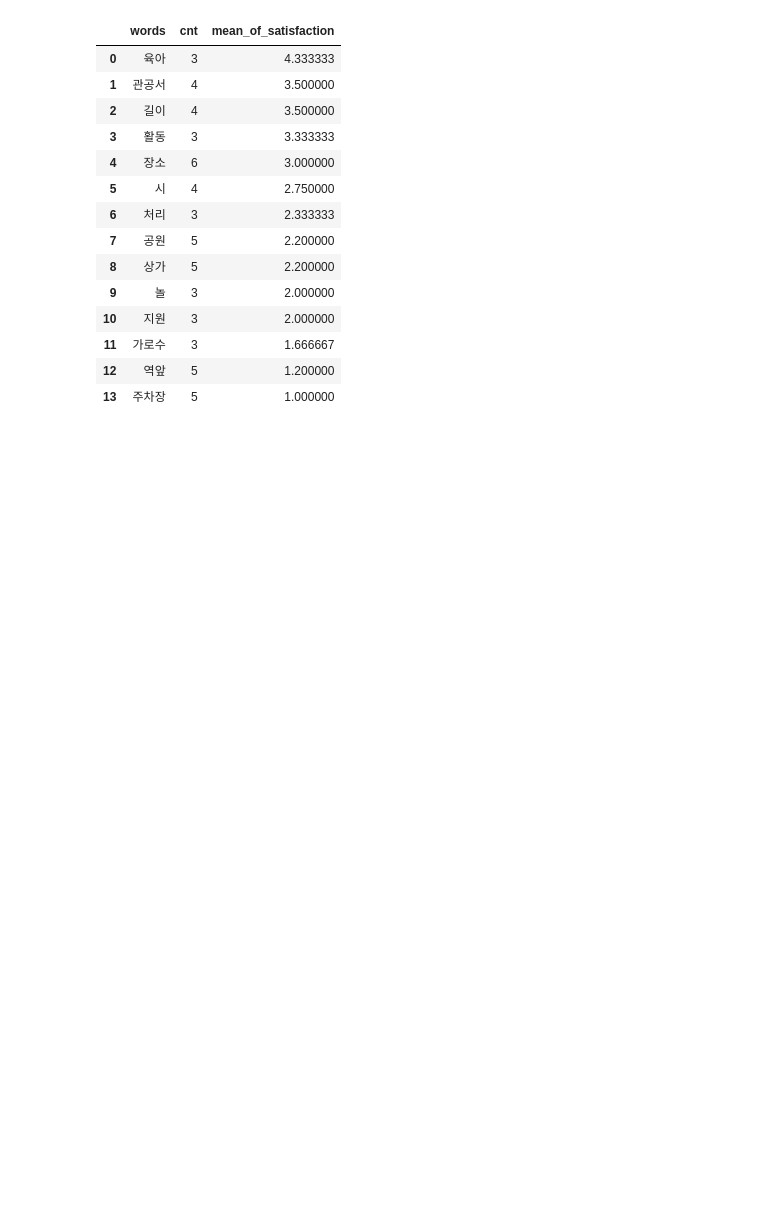
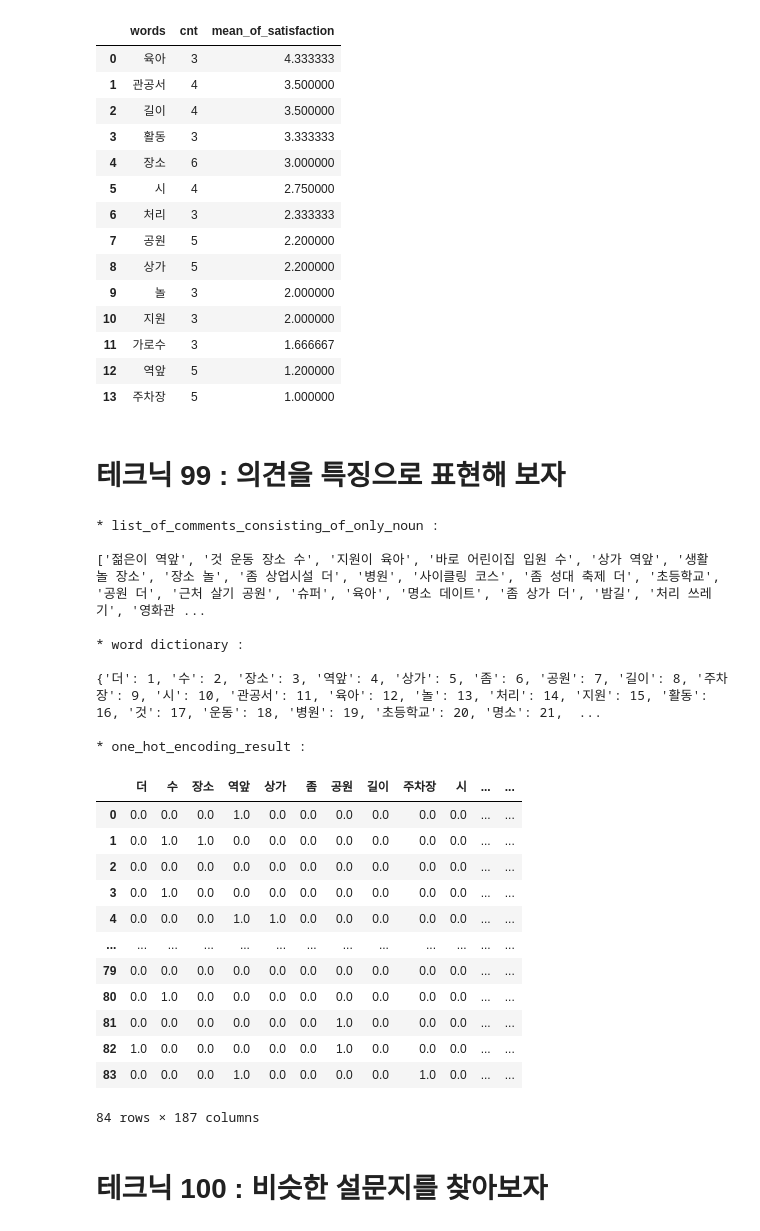
Before and after one commit to wooseok1152/python-data_analysis, a Jupyter notebook: 10장 앙케트 분석을 위한 자연어 처리 테크닉10.ipynb, the cells around one changed output. Drawn from its saved outputs; the diff is of its cells as text; code cells hidden in the pictures; blank space fills up the shorter version.

```diff
--- a/10장 앙케트 분석을 위한 자연어 처리 테크닉10.ipynb
+++ b/10장 앙케트 분석을 위한 자연어 처리 테크닉10.ipynb
@@ -300,3 +300,59 @@ display(df_count_and_mean_of_satisfaction_by_word)
 | 11 | 가로수 | 3 | 1.666667 |
 | 12 | 역앞 | 5 | 1.200000 |
 | 13 | 주차장 | 5 | 1.000000 |
+# %% [markdown]
+# 테크닉 99 : 의견을 특징으로 표현해 보자
+# %%
+from konlpy.tag import Twitter
+from tensorflow.keras.preprocessing.text import Tokenizer
+
+twt = Twitter()
+
+parts = ["Noun"]
+list_of_comments = df_survey["comment"].tolist()
+list_of_comments_consisting_of_only_noun = []
+for comment in list_of_comments :
+
+    tagging = twt.pos(comment)
+    tagging = [tagging_ for tagging_ in list(set(tagging)) if tagging_[1] in parts]
+    comment_consisting_of_only_noun = ' '.join([tag[0] for tag in tagging])                                      # '명사'에 해당하는 형태소들을 결합하여, 명사로만 구성된 comment 선언
+    list_of_comments_consisting_of_only_noun.append(comment_consisting_of_only_noun)
+
+print("* list_of_comments_consisting_of_only_noun :", "\n")
+print(list_of_comments_consisting_of_only_noun, "\n")
+
+tokenizer = Tokenizer()
+tokenizer.fit_on_texts(list_of_comments_consisting_of_only_noun)
+print("* word dictionary :", "\n")
+print(tokenizer.word_index, "\n")
+
+print("* df_one_hot_encoding_result :", "\n")
+one_hot_encoding_result = tokenizer.texts_to_matrix(list_of_comments_consisting_of_only_noun, mode = "binary")
+one_hot_encoding_result = np.delete(one_hot_encoding_result, 0, axis = 1)                                        # 'one_hot_encoding_result' 첫번째 열 삭제
+df_one_hot_encoding_result = pd.DataFrame(one_hot_encoding_result, columns = list(tokenizer.word_index.keys()))  #  numpy matrix to DataFrame
+display(df_one_hot_encoding_result)
+# %% [output]
+* list_of_comments_consisting_of_only_noun :
+
+['젊은이 역앞', '것 운동 장소 수', '지원이 육아', '바로 어린이집 입원 수', '상가 역앞', '생활 놀 장소', '장소 놀', '좀 상업시설 더', '병원', '사이클링 코스', '좀 성대 축제 더', '초등학교', '공원 더', '근처 살기 공원', '슈퍼', '육아', '명소 데이트', '좀 상가 더', '밤길', '처리 쓰레기', '영화관 ...
+
+* word dictionary :
+
+{'더': 1, '수': 2, '장소': 3, '역앞': 4, '상가': 5, '좀': 6, '공원': 7, '길이': 8, '주차장': 9, '시': 10, '관공서': 11, '육아': 12, '놀': 13, '처리': 14, '지원': 15, '활동': 16, '것': 17, '운동': 18, '병원': 19, '초등학교': 20, '명소': 21,  ...
+
+* one_hot_encoding_result :
+|  | 더 | 수 | 장소 | 역앞 | 상가 | 좀 | 공원 | 길이 | 주차장 | 시 | ... | ... |
+| 0 | 0.0 | 0.0 | 0.0 | 1.0 | 0.0 | 0.0 | 0.0 | 0.0 | 0.0 | 0.0 | ... | ... |
+| 1 | 0.0 | 1.0 | 1.0 | 0.0 | 0.0 | 0.0 | 0.0 | 0.0 | 0.0 | 0.0 | ... | ... |
+| 2 | 0.0 | 0.0 | 0.0 | 0.0 | 0.0 | 0.0 | 0.0 | 0.0 | 0.0 | 0.0 | ... | ... |
+| 3 | 0.0 | 1.0 | 0.0 | 0.0 | 0.0 | 0.0 | 0.0 | 0.0 | 0.0 | 0.0 | ... | ... |
+| 4 | 0.0 | 0.0 | 0.0 | 1.0 | 1.0 | 0.0 | 0.0 | 0.0 | 0.0 | 0.0 | ... | ... |
+| ... | ... | ... | ... | ... | ... | ... | ... | ... | ... | ... | ... | ... |
+| 79 | 0.0 | 0.0 | 0.0 | 0.0 | 0.0 | 0.0 | 0.0 | 0.0 | 0.0 | 0.0 | ... | ... |
+| 80 | 0.0 | 1.0 | 0.0 | 0.0 | 0.0 | 0.0 | 0.0 | 0.0 | 0.0 | 0.0 | ... | ... |
+| 81 | 0.0 | 0.0 | 0.0 | 0.0 | 0.0 | 0.0 | 1.0 | 0.0 | 0.0 | 0.0 | ... | ... |
+| 82 | 1.0 | 0.0 | 0.0 | 0.0 | 0.0 | 0.0 | 1.0 | 0.0 | 0.0 | 0.0 | ... | ... |
+| 83 | 0.0 | 0.0 | 0.0 | 1.0 | 0.0 | 0.0 | 0.0 | 0.0 | 1.0 | 0.0 | ... | ... |
+84 rows × 187 columns
+# %% [markdown]
+# 테크닉 100 : 비슷한 설문지를 찾아보자
```
Also changed, not shown: parts of 2 cells of this notebook.
